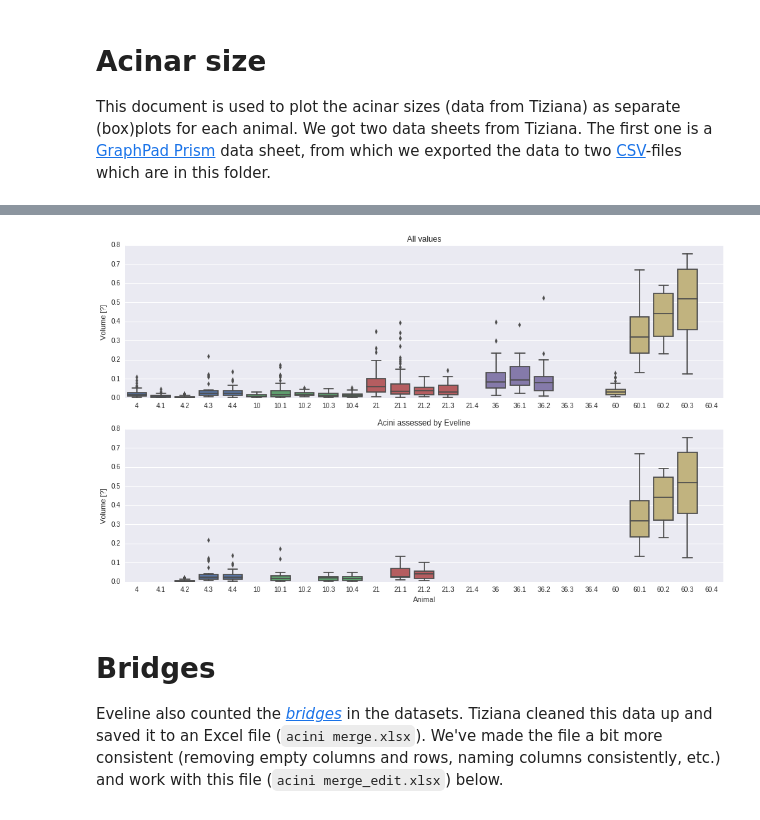
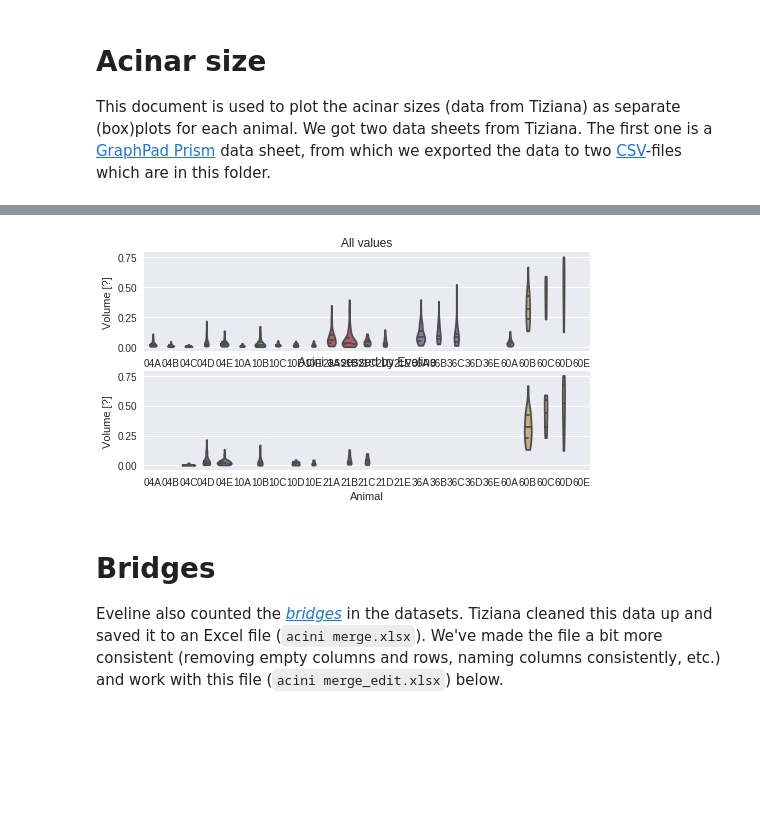
Before and after one commit to habi/acinar-analysis, a Jupyter notebook: Acinar size plot.ipynb, the cells around one changed output, grey strips where cells are left out. Drawn from its saved outputs; the diff is of its cells as text; code cells hidden in the pictures; blank space fills up the shorter version.

Commit message:
Update with data from U > Einzeluser > Haberthu > Acinus

```diff
--- a/Acinar size plot.ipynb
+++ b/Acinar size plot.ipynb
@@ -32,4 +137,3 @@ allcounts.describe()
 # %%
 # Get data for only the acini that eveline counted
-eveline = pd.read_csv('evelinevolume.csv')
-eveline.describe()
+VolumesEveline = pd.read_csv('evelinevolume.csv')
@@ -46,0 +140,12 @@ eveline.describe()
+# %%
+# Replace the column names to something meaningful
+VolumesEveline.rename(columns=lambda x: re.sub('^4', '04', x), inplace=True)
+VolumesEveline.rename(columns=lambda x: re.sub('\.1$', 'B', x), inplace=True)
+VolumesEveline.rename(columns=lambda x: re.sub('\.2$', 'C', x), inplace=True)
+VolumesEveline.rename(columns=lambda x: re.sub('\.3$', 'D', x), inplace=True)
+VolumesEveline.rename(columns=lambda x: re.sub('\.4$', 'E', x), inplace=True)
+VolumesEveline.rename(columns=lambda x: re.sub(r'\b04\b', '04A', x), inplace=True)
+VolumesEveline.rename(columns=lambda x: re.sub(r'\b10\b', '10A', x), inplace=True)
+VolumesEveline.rename(columns=lambda x: re.sub(r'\b21\b', '21A', x), inplace=True)
+VolumesEveline.rename(columns=lambda x: re.sub(r'\b36\b', '36A', x), inplace=True)
+VolumesEveline.rename(columns=lambda x: re.sub(r'\b60\b', '60A', x), inplace=True)
@@ -47,36 +165,36 @@ eveline.describe()
 # %%
 # Generate a color palette to distinguish between postnatal days
-daycolor = [None] * len(allcounts.columns.values)
-day = [None] * len(allcounts.columns.values)
-for c,i in enumerate(allcounts.columns.values):
-    if int(i.split('.')[0])==4:
-        day[c] = 4
+daycolor = [None] * len(Volumes.columns.values)
+day = [None] * len(Volumes.columns.values)
+for c,i in enumerate(Volumes.columns.values):
+    if int(i[:-1])==4:
+        day[c] = '04'
         daycolor[c] = sns.color_palette()[0]
-    elif int(i.split('.')[0])==10:
-        day[c] = 10
+    elif int(i[:-1])==10:
+        day[c] = '10'
         daycolor[c] = sns.color_palette()[1]
-    elif int(i.split('.')[0])==21:
-        day[c] = 21
+    elif int(i[:-1])==21:
+        day[c] = '21'
         daycolor[c] = sns.color_palette()[2]
-    elif int(i.split('.')[0])==36:
-        day[c] = 36
+    elif int(i[:-1])==36:
+        day[c] = '36'
         daycolor[c] = sns.color_palette()[3]
     else:
-        day[c] = 60
+        day[c] = '60'
         daycolor[c] = sns.color_palette()[4]
 # %%
 plt.subplot(211)
-sns.boxplot(data=allcounts, palette=daycolor)
+sns.violinplot(data=Volumes, palette=daycolor, cut=0, scale='count', inner='quartile')
 plt.title('All values')
 plt.ylabel('Volume [?]')
 plt.subplot(212)
-sns.boxplot(data=eveline, palette=daycolor)
+sns.violinplot(data=VolumesEveline, palette=daycolor, cut=0, scale='count', inner='quartile')
 plt.title('Acini assessed by Eveline')
 plt.xlabel('Animal')
 plt.ylabel('Volume [?]')
 plt.show()
 # %% [output]
-[figure, old version]
+[figure, new version]
 # %% [markdown]
 # Bridges
 Eveline also counted the [*bridges*](http://www.stereology.info/connectivity/) in the datasets.
```
Also changed, not shown: parts of 24 cells of this notebook.
